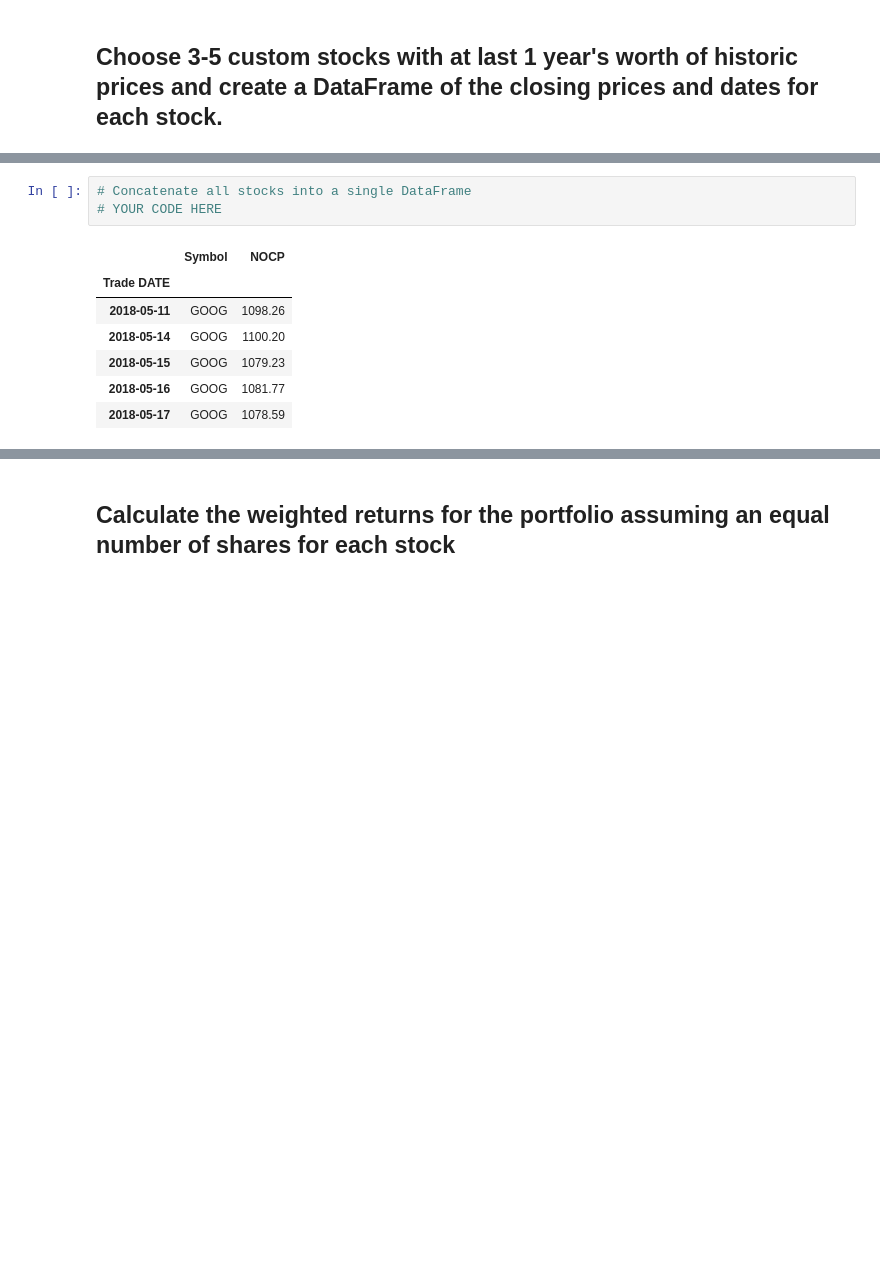
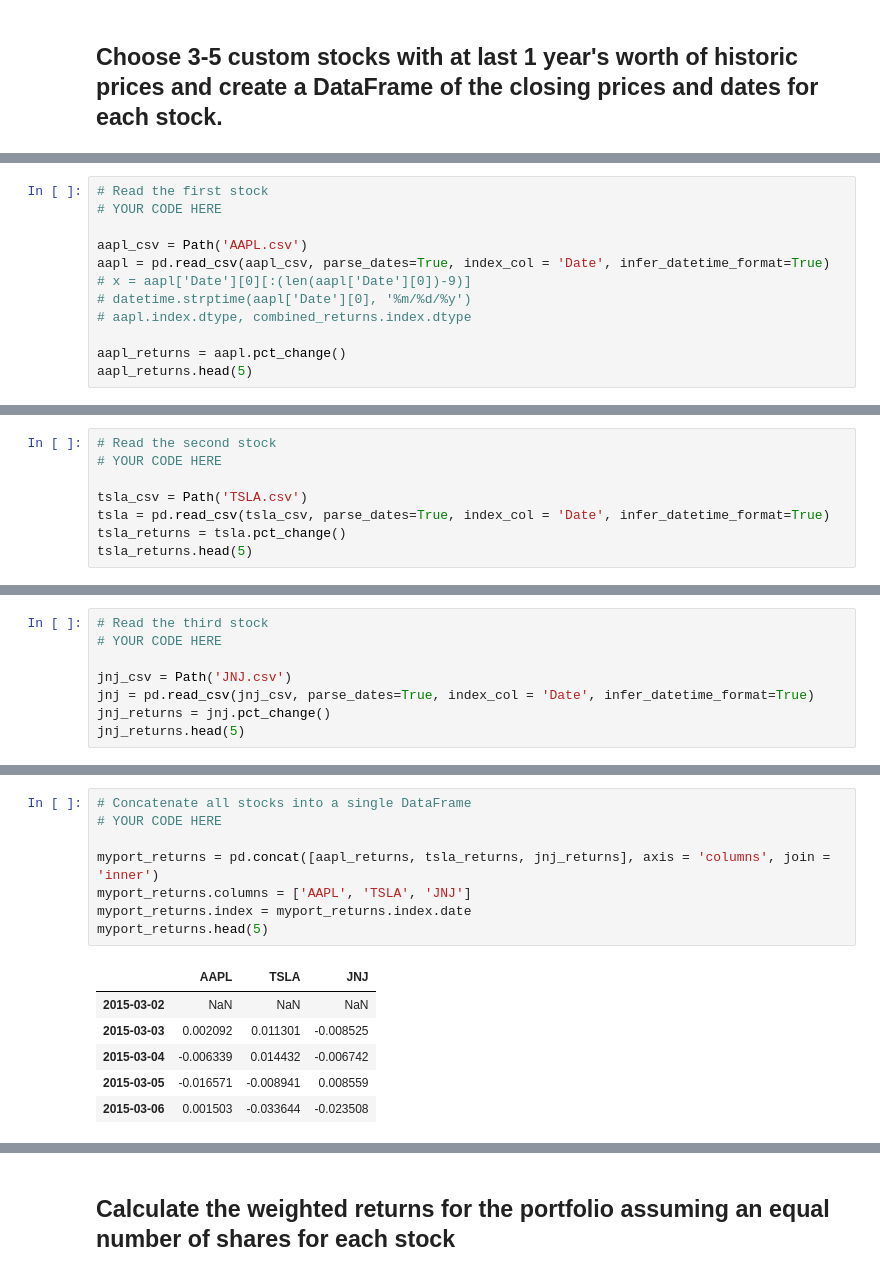
Before and after one commit to jb56834/whale-portfolio, a Jupyter notebook: whale_analysis.ipynb, the cells around one changed output, grey strips where cells are left out. Saved outputs shown, nothing was run; the diff lists cells and outputs as text; blank space fills up the shorter version.

```diff
--- a/whale_analysis.ipynb
+++ b/whale_analysis.ipynb
@@ -434,0 +417,12 @@ In this section, you will build your own portfolio of stocks, calculate the retu
+# %%
+# Read the first stock
+# YOUR CODE HERE
+
+aapl_csv = Path('AAPL.csv')
+aapl = pd.read_csv(aapl_csv, parse_dates=True, index_col = 'Date', infer_datetime_format=True)
+# x = aapl['Date'][0][:(len(aapl['Date'][0])-9)]
+# datetime.strptime(aapl['Date'][0], '%m/%d/%y')
+# aapl.index.dtype, combined_returns.index.dtype
+
+aapl_returns = aapl.pct_change()
+aapl_returns.head(5)
@@ -434,0 +437,8 @@ In this section, you will build your own portfolio of stocks, calculate the retu
+# %%
+# Read the second stock
+# YOUR CODE HERE
+
+tsla_csv = Path('TSLA.csv')
+tsla = pd.read_csv(tsla_csv, parse_dates=True, index_col = 'Date', infer_datetime_format=True)
+tsla_returns = tsla.pct_change()
+tsla_returns.head(5)
@@ -434,0 +453,8 @@ In this section, you will build your own portfolio of stocks, calculate the retu
+# %%
+# Read the third stock
+# YOUR CODE HERE
+
+jnj_csv = Path('JNJ.csv')
+jnj = pd.read_csv(jnj_csv, parse_dates=True, index_col = 'Date', infer_datetime_format=True)
+jnj_returns = jnj.pct_change()
+jnj_returns.head(5)
@@ -435,14 +469,18 @@ In this section, you will build your own portfolio of stocks, calculate the retu
 # %%
 # Concatenate all stocks into a single DataFrame
 # YOUR CODE HERE
+
+myport_returns = pd.concat([aapl_returns, tsla_returns, jnj_returns], axis = 'columns', join = 'inner')
+myport_returns.columns = ['AAPL', 'TSLA', 'JNJ']
+myport_returns.index = myport_returns.index.date
+myport_returns.head(5)
 # %% [output]
-|  | Symbol | NOCP |
-| Trade DATE |  |  |
-| 2018-05-11 | GOOG | 1098.26 |
-| 2018-05-14 | GOOG | 1100.20 |
-| 2018-05-15 | GOOG | 1079.23 |
-| 2018-05-16 | GOOG | 1081.77 |
-| 2018-05-17 | GOOG | 1078.59 |
+|  | AAPL | TSLA | JNJ |
+| 2015-03-02 | NaN | NaN | NaN |
+| 2015-03-03 | 0.002092 | 0.011301 | -0.008525 |
+| 2015-03-04 | -0.006339 | 0.014432 | -0.006742 |
+| 2015-03-05 | -0.016571 | -0.008941 | 0.008559 |
+| 2015-03-06 | 0.001503 | -0.033644 | -0.023508 |
 # %%
 # Reset the index
 # YOUR CODE HERE
```
Also changed, not shown: parts of 28 cells of this notebook, 6 other files.
